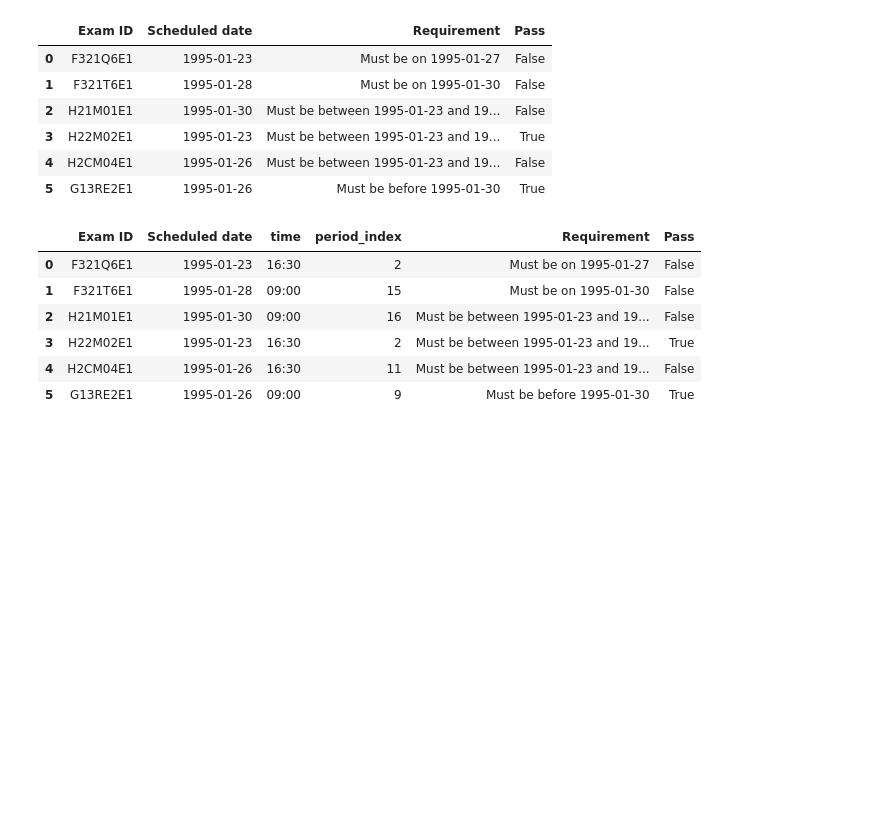
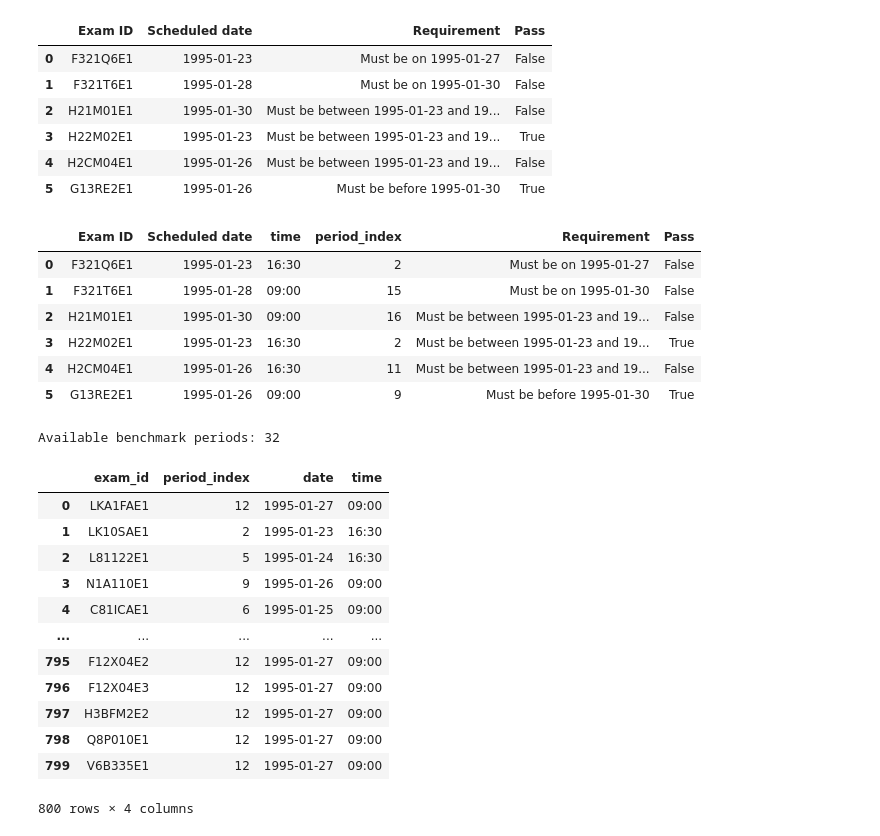
Before and after one commit to PHGNKavindya/adaptive-exam-timetabling, a Jupyter notebook: src/05_evaluate_results.ipynb, the cells around one changed output. Cells and saved outputs as stored; diff of their text form; code cells hidden in the pictures; blank space fills up the shorter version.

Commit message:
Validate fixed-date constraints without graph conflicts

```diff
--- a/src/05_evaluate_results.ipynb
+++ b/src/05_evaluate_results.ipynb
@@ -318,3 +318,81 @@ date_check_df[
 | 3 | H22M02E1 | 1995-01-23 | 16:30 | 2 | Must be between 1995-01-23 and 19... | True |
 | 4 | H2CM04E1 | 1995-01-26 | 16:30 | 11 | Must be between 1995-01-23 and 19... | False |
 | 5 | G13RE2E1 | 1995-01-26 | 09:00 | 9 | Must be before 1995-01-30 | True |
+# %%
+from datetime import date, timedelta
+
+period_rows = []
+period_index = 0
+current_date = date(1995, 1, 23)
+last_date = date(1995, 2, 4)
+
+while current_date <= last_date:
+    if current_date.weekday() < 5:
+        times = ["09:00", "13:30", "16:30"]
+    elif current_date.weekday() == 5:
+        times = ["09:00"]
+    else:
+        times = []
+
+    for exam_time in times:
+        period_rows.append({
+            "period_index": period_index,
+            "date": pd.Timestamp(current_date),
+            "day": current_date.strftime("%A"),
+            "time": exam_time,
+        })
+        period_index += 1
+
+    current_date += timedelta(days=1)
+
+periods_df = pd.DataFrame(period_rows)
+
+print("Available benchmark periods:", len(periods_df))
+# %% [output]
+Available benchmark periods: 32
+# %%
+fixed_schedule = schedule.copy()
+
+date_assignments = {
+    "F321Q6E1": ("1995-01-27", "09:00"),
+    "F321T6E1": ("1995-01-30", "09:00"),
+    "H21M01E1": ("1995-01-23", "09:00"),
+    "H22M02E1": ("1995-01-23", "13:30"),
+    "H2CM04E1": ("1995-01-24", "09:00"),
+}
+
+period_lookup = periods_df.copy()
+period_lookup["date"] = pd.to_datetime(period_lookup["date"])
+
+for exam_id, (date, time) in date_assignments.items():
+    matching_periods = period_lookup[
+        (period_lookup["date"] == pd.Timestamp(date))
+        & (period_lookup["time"] == time)
+    ]
+
+    if matching_periods.empty:
+        print(f"No valid period found for {exam_id}")
+        continue
+
+    period_index = matching_periods.iloc[0]["period_index"]
+
+    fixed_schedule.loc[
+        fixed_schedule["exam_id"] == exam_id,
+        ["date", "time", "period_index"]
+    ] = [pd.Timestamp(date), time, period_index]
+
+fixed_schedule
+# %% [output]
+|  | exam_id | period_index | date | time |
+| 0 | LKA1FAE1 | 12 | 1995-01-27 | 09:00 |
+| 1 | LK10SAE1 | 2 | 1995-01-23 | 16:30 |
+| 2 | L81122E1 | 5 | 1995-01-24 | 16:30 |
+| 3 | N1A110E1 | 9 | 1995-01-26 | 09:00 |
+| 4 | C81ICAE1 | 6 | 1995-01-25 | 09:00 |
+| ... | ... | ... | ... | ... |
+| 795 | F12X04E2 | 12 | 1995-01-27 | 09:00 |
+| 796 | F12X04E3 | 12 | 1995-01-27 | 09:00 |
+| 797 | H3BFM2E2 | 12 | 1995-01-27 | 09:00 |
+| 798 | Q8P010E1 | 12 | 1995-01-27 | 09:00 |
+| 799 | V6B335E1 | 12 | 1995-01-27 | 09:00 |
+800 rows × 4 columns
```
Also changed, not shown: parts of 3 cells of this notebook.
